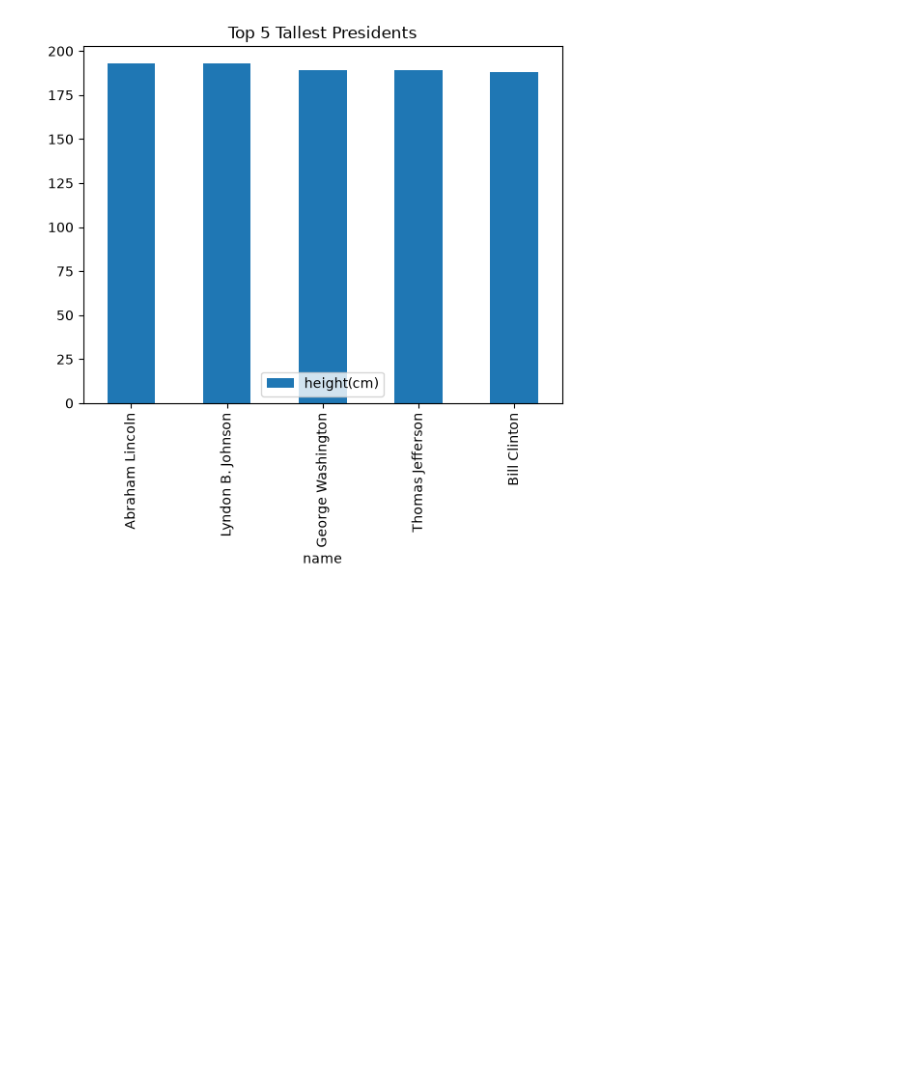
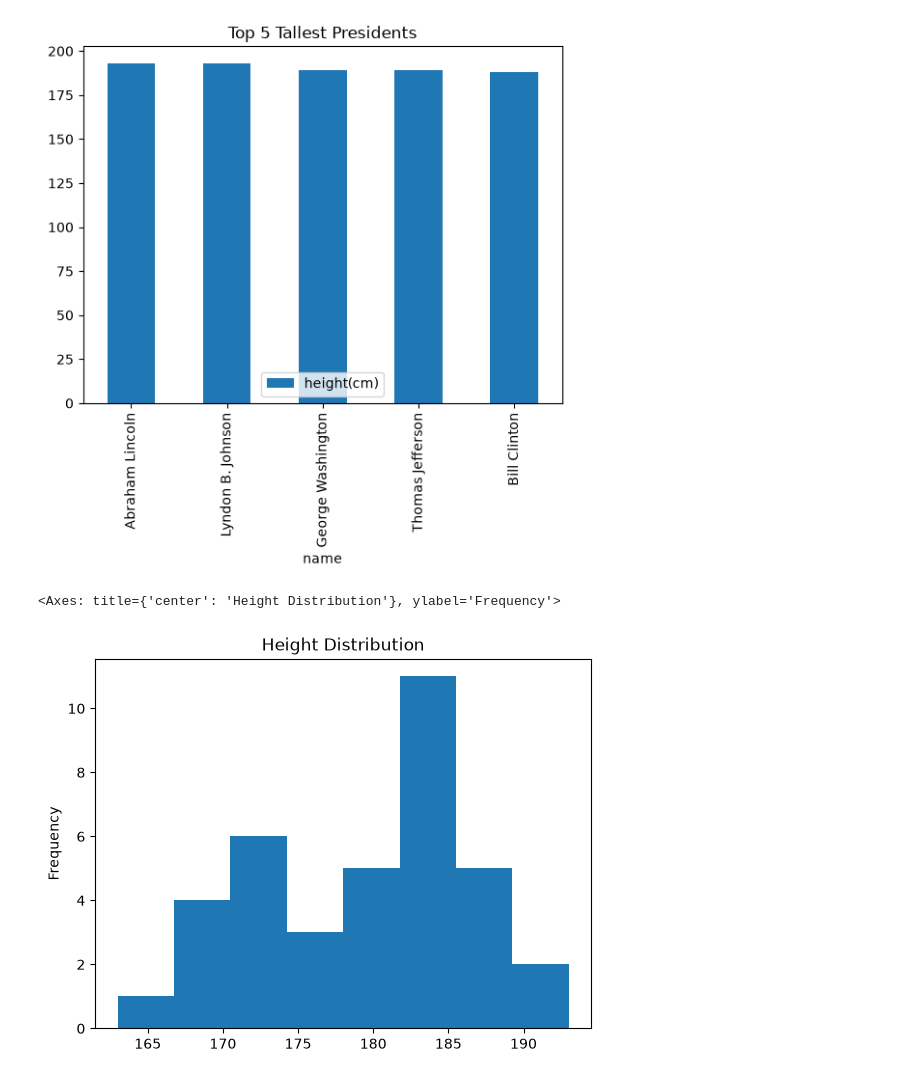
Before and after one commit to GTAPRO7/Python_Programming, a Jupyter notebook: Classworks/03-11-2026.ipynb, the cells around one changed output. Cells and saved outputs as stored; diff of their text form; code cells hidden in the pictures; blank space fills up the shorter version.

```diff
--- a/Classworks/03-11-2026.ipynb
+++ b/Classworks/03-11-2026.ipynb
@@ -285,3 +293,10 @@ top5.plot.bar(x = 'name', y = 'height(cm)', title = 'Top 5 Tallest Presidents')
 # %% [output]
 <Axes: title={'center': 'Top 5 Tallest Presidents'}, xlabel='name'>
 [figure]
+# %%
+#Histogram
+df['height(cm)'].plot.hist(bins = 8, title = 'Height Distribution')
+#bins = 8 means in 8 equal intervals it will divide
+# %% [output]
+<Axes: title={'center': 'Height Distribution'}, ylabel='Frequency'>
+[figure, added]
```
Also changed, not shown: parts of 12 cells of this notebook, 2 other files.
